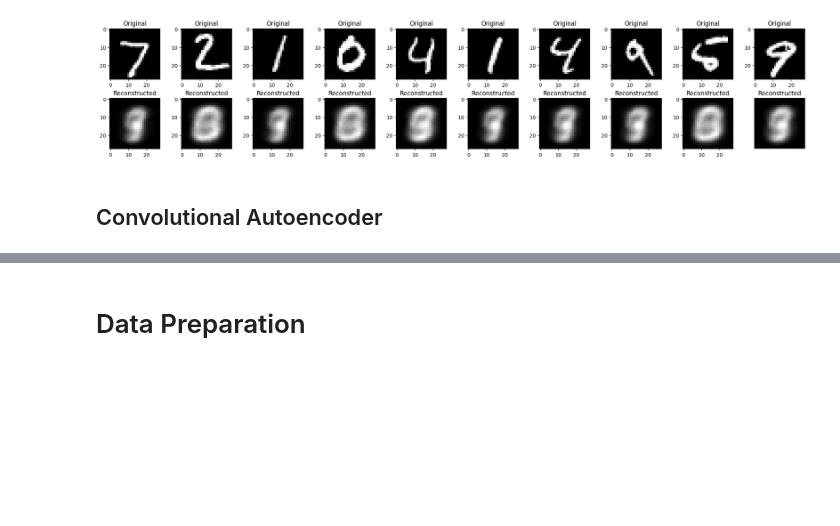
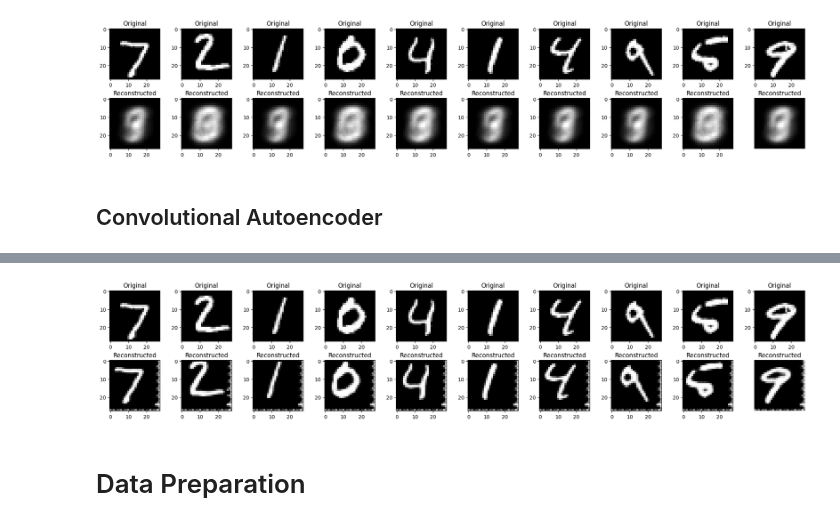
Before and after one commit to joseph-hellerstein/pixel_proficiency, a Jupyter notebook: notebooks/Pixel_Proficiency_4_self-supervised-autoencoders.ipynb, the cells around one changed output, grey strips where cells are left out. Cells and saved outputs as stored; diff of their text form; code cells hidden in the pictures; blank space fills up the shorter version.

Commit message:
Data for mnist_dense

```diff
--- a/notebooks/Pixel_Proficiency_4_self-supervised-autoencoders.ipynb
+++ b/notebooks/Pixel_Proficiency_4_self-supervised-autoencoders.ipynb
@@ -344,5 +363,8 @@ print(inspect.getsource(ConvolutionalAutoencoder))
 # %%
-base_path = os.path.join(PROJECT_PATH, "experiments", "animals_convolutional")
-base_path = os.path.join(base_path, "animals_image_shape-96__96__3__filter_sizes-256__128__64__batch_size-128__autoencoder-ConvolutionalAutoencoder")
-CAE = ConvolutionalAutoencoder.deserialize(base_path)
-CAE.plot(X_ANIMALS_TEST)
+# Serialized model trained on 1,000 epochs
+filter_sizes = [128, 64, 16]
+cae = ConvolutionalAutoencoder(image_shape=MNIST_IMAGE_SHAPE, filter_sizes=filter_sizes, is_delete_serialization=True)
+base_path = cae.makeBasePath(batch_size=128, data_name="mnist")
+CAE_MNIST = cae.deserialize(base_path)
+CAE_MNIST.plot(X_MNIST_TEST)
+# %% [output]
@@ -349,3 +372,4 @@ CAE.plot(X_ANIMALS_TEST)
+[figure, added]
 # %% [markdown]
 # Data Preparation
 # %%
```
Also changed, not shown: parts of 8 cells of this notebook, 5 other files.
